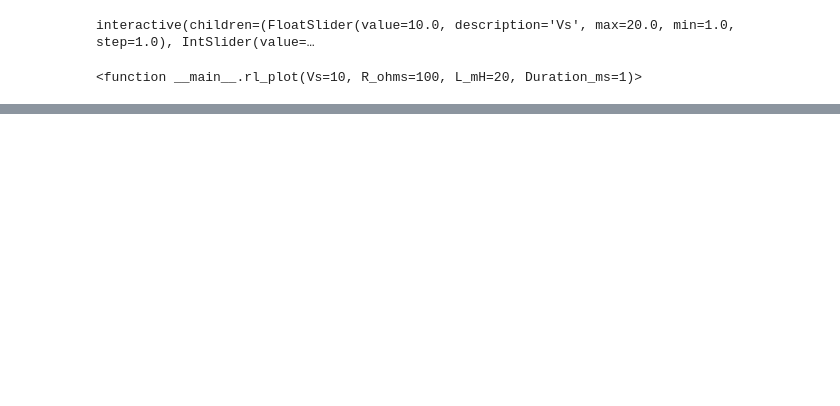
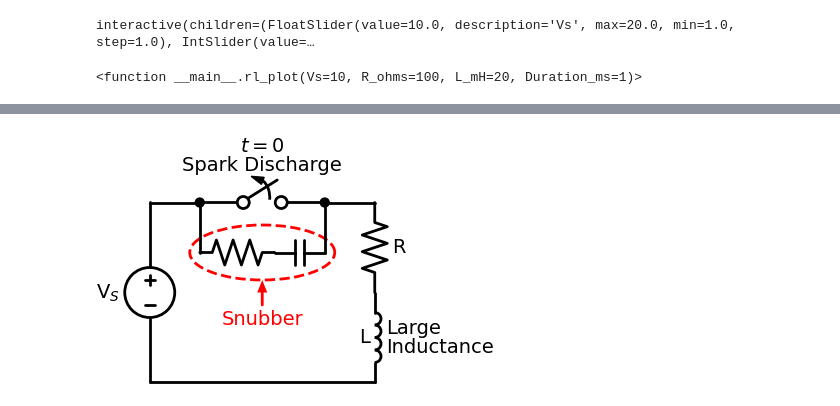
Before and after one commit to lincolngill/Jupyter-Notebooks, a Jupyter notebook: Electronics/RL_Circuit.ipynb, the cells around one changed output, grey strips where cells are left out. Saved outputs shown, nothing was run; the diff lists cells and outputs as text; code cells hidden in the pictures; blank space fills up the shorter version.

```diff
--- a/Electronics/RL_Circuit.ipynb
+++ b/Electronics/RL_Circuit.ipynb
@@ -99,0 +114,29 @@ interactive(children=(FloatSlider(value=10.0, description='Vs', max=20.0, min=1.
+# %%
+# RL Circuit Deenergising Snubber Network
+%matplotlib inline
+%config InlineBackend.figure_format = 'svg'
+
+import schemdraw
+import schemdraw.elements as elm
+
+with schemdraw.Drawing() as d:
+    mc = 'blue'
+    l1 = elm.Line(unit=1).dot()
+    d.push()
+    elm.Line(unit=1).down()
+    r = elm.Resistor(unit=1.5).right()
+    c = elm.Capacitor(unit=1)
+    d.push()
+    snubber = elm.Encircle([r,c],pady=0.3).linestyle('--').color('red')
+    elm.Annotate().at(snubber.S).delta(dy=-0.5).label('Snubber').color('red')
+    d.pop()
+    l2 = elm.Line(unit=1).up().dot()
+    d.pop()
+    s = elm.Switch(action='open').label('$t=0$\nSpark Discharge').tox(l2.end)
+    elm.Line(unit=1)
+    elm.Resistor(unit=1.8).down().label('R', loc='bot')
+    elm.Inductor(unit=1.8).label('L').label('Large\nInductance', loc='bottom')
+    elm.Line().tox(l1.start)
+    elm.SourceV().toy(l1.start).label('V$_S$')
+# %% [output]
+[figure, added]
```
Also changed, not shown: parts of 8 cells of this notebook, 1 other file.
